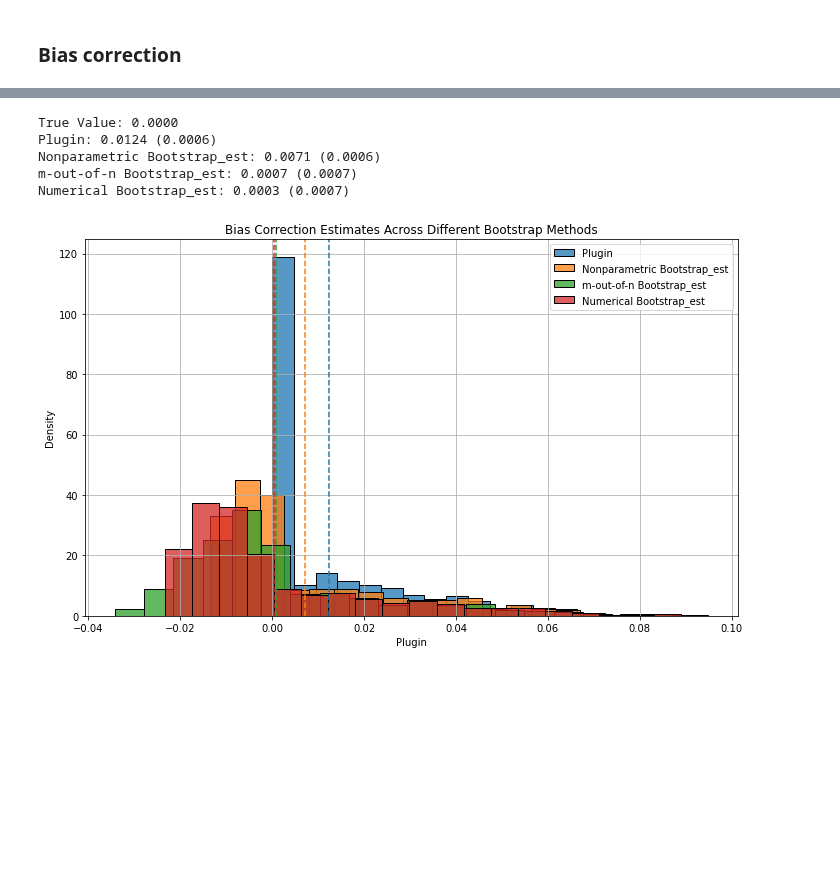
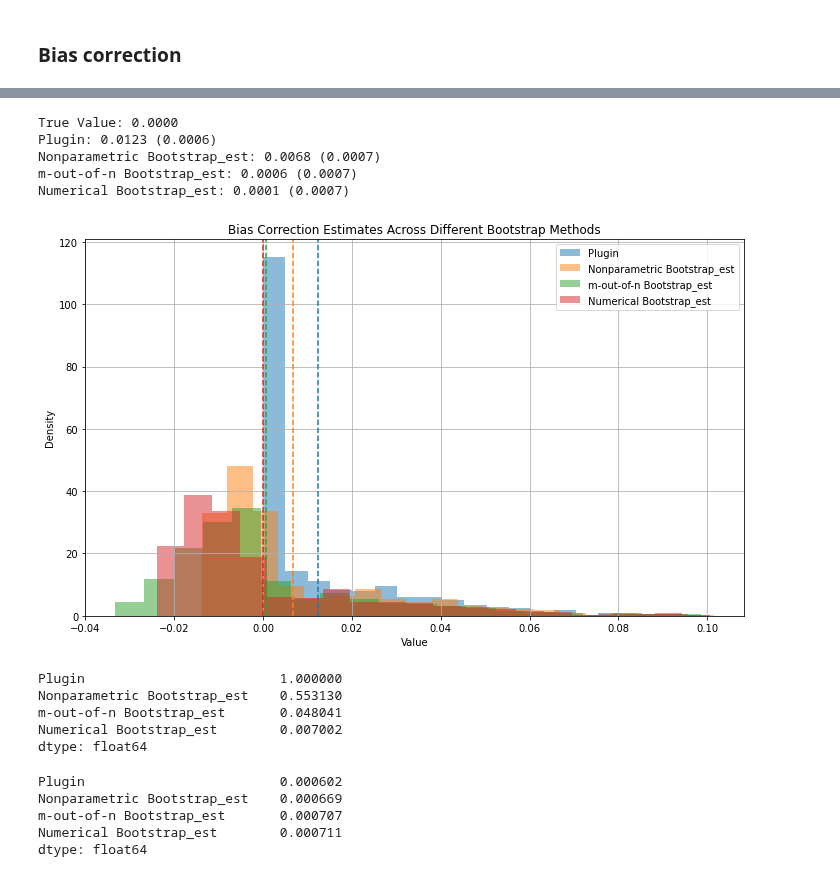
Before and after one commit to iamsikun/winners-curse, a Jupyter notebook: notebooks/stats.ipynb, the cells around one changed output, grey strips where cells are left out. Cells and saved outputs as stored; diff of their text form; code cells hidden in the pictures; blank space fills up the shorter version.

```diff
--- a/notebooks/stats.ipynb
+++ b/notebooks/stats.ipynb
@@ -399,27 +413,46 @@ bias_correction_records = bias_correction_repeated_experiments(dgp_params, estim
 # %%
 fig, ax = plt.subplots(1, 1, figsize=(10, 6.18))
 
 viz_data = pd.DataFrame.from_records(bias_correction_records)
 
 print(f'True Value: {func(dgp_params["variable"].mean):.4f}')
 for col in viz_data.columns:
     print(f'{col}: {viz_data[col].mean():.4f} ({viz_data[col].std() / np.sqrt(viz_data.shape[0]):.4f})')
 
 for idx, col in enumerate(viz_data.columns):
-    sns.histplot(viz_data[col], bins=20, stat='density', ax=ax, color=f'C{idx}', label=col)
+    # sns.histplot(viz_data[col], bins=20, stat='density', ax=ax, color=f'C{idx}', alpha=0.5, label=col)
+    ax.hist(viz_data[col], bins=20, density=True, color=f'C{idx}', alpha=0.5, label=col)
     ax.axvline(viz_data[col].mean(), linestyle='--', color=f'C{idx}')
 
 del viz_data
 
+plt.xlabel('Value')
+plt.ylabel('Density')
 plt.title('Bias Correction Estimates Across Different Bootstrap Methods')
 plt.tight_layout()
 plt.legend()
 plt.grid()
 plt.show()
 # %% [output]
 True Value: 0.0000
-Plugin: 0.0124 (0.0006)
-Nonparametric Bootstrap_est: 0.0071 (0.0006)
-m-out-of-n Bootstrap_est: 0.0007 (0.0007)
-Numerical Bootstrap_est: 0.0003 (0.0007)
+Plugin: 0.0123 (0.0006)
+Nonparametric Bootstrap_est: 0.0068 (0.0007)
+m-out-of-n Bootstrap_est: 0.0006 (0.0007)
+Numerical Bootstrap_est: 0.0001 (0.0007)
-[figure, old version]
+[figure, new version]
+# %%
+pd.DataFrame.from_records(bias_correction_records).mean() / pd.DataFrame.from_records(bias_correction_records).mean()['Plugin']
+# %% [output]
+Plugin                         1.000000
+Nonparametric Bootstrap_est    0.553130
+m-out-of-n Bootstrap_est       0.048041
+Numerical Bootstrap_est        0.007002
+dtype: float64
+# %%
+pd.DataFrame.from_records(bias_correction_records).std() / np.sqrt(1000)
+# %% [output]
+Plugin                         0.000602
+Nonparametric Bootstrap_est    0.000669
+m-out-of-n Bootstrap_est       0.000707
+Numerical Bootstrap_est        0.000711
+dtype: float64
```
Also changed, not shown: parts of 9 cells of this notebook, 3 other files.
